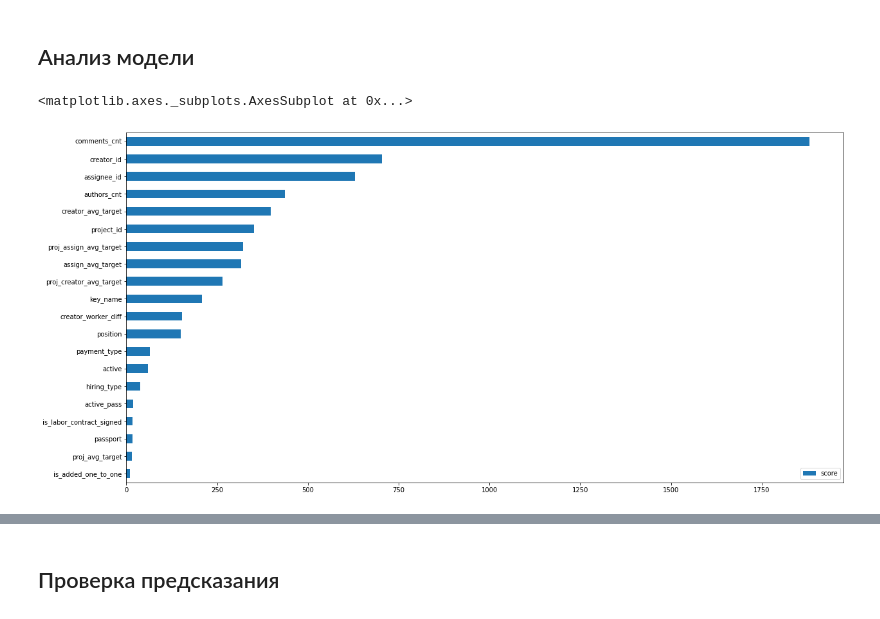
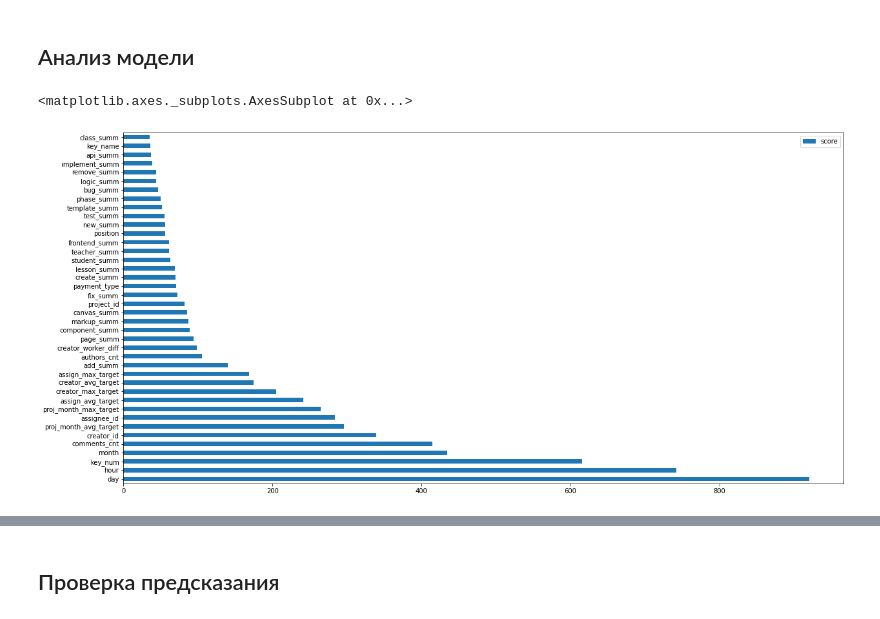
Before and after one commit to TayJen/hackathon_algu2022, a Jupyter notebook: H_ALGU_2022_Advance+.ipynb, the cells around one changed output, grey strips where cells are left out. Saved outputs shown, nothing was run; the diff lists cells and outputs as text; code cells hidden in the pictures.

```diff
--- a/H_ALGU_2022_Advance+.ipynb
+++ b/H_ALGU_2022_Advance+.ipynb
@@ -213,15 +225,9 @@ df_general = pd.merge(df_general, group, on=['creator_id'], how='left')
 # %%
-group = df_general[:len_train - 1].groupby(['project_id', 'assignee_id']).agg({'log_target': ['mean']})
-group.columns = ['proj_assign_avg_target']
+group = df_general[:len_train - 1].groupby(['project_id', 'month']).agg({'log_target': ['mean', 'max']})
+group.columns = ['proj_month_avg_target', 'proj_month_max_target']
 group.reset_index(inplace=True)
 
-df_general = pd.merge(df_general, group, on=['project_id', 'assignee_id'], how='left')
+df_general = pd.merge(df_general, group, on=['project_id', 'month'], how='left')
-# %%
-group = df_general[:len_train - 1].groupby(['project_id', 'creator_id']).agg({'log_target': ['mean']})
-group.columns = ['proj_creator_avg_target']
-group.reset_index(inplace=True)
-
-df_general = pd.merge(df_general, group, on=['project_id', 'creator_id'], how='left')
 # %%
 df_general.head()
 # %% [output]
@@ -329,5 +322,10 @@ print(np.mean(scores))
+# %%
+X = df_train.drop(['log_target', 'minute'], axis=1)
+y = df_train[['log_target']].values
 # %%
-model = XGBRegressor(max_depth=7, random_state=59,
+model = XGBRegressor(max_depth=21, random_state=59,
+                     eta=0.009, min_child_weight=2,
+                     subsample=0.75, colsample_bytree=0.75,
                      objective='reg:squarederror',
                      tree_method='gpu_hist')
 model.fit(X, y)
@@ -375,12 +374,12 @@ XGBRegressor(max_depth=7, objective='reg:squarederror', random_state=59,
 # %%
 feature_importance = model.get_booster().get_score(importance_type='weight')
 keys = list(feature_importance.keys())
 values = list(feature_importance.values())
 
 data = pd.DataFrame(data=values, index=keys,
                     columns=["score"]).sort_values(by="score", ascending=False)
 
-data.nsmallest(40, columns="score").plot(kind='barh', figsize=(20, 10)) ## plot top 40 features
+data.nlargest(40, columns="score").plot(kind='barh', figsize=(20, 10)) ## plot top 40 features
 # %% [output]
 <matplotlib.axes._subplots.AxesSubplot at 0x...>
-[figure, old version]
+[figure, new version]
```
Also changed, not shown: parts of 28 cells of this notebook.
